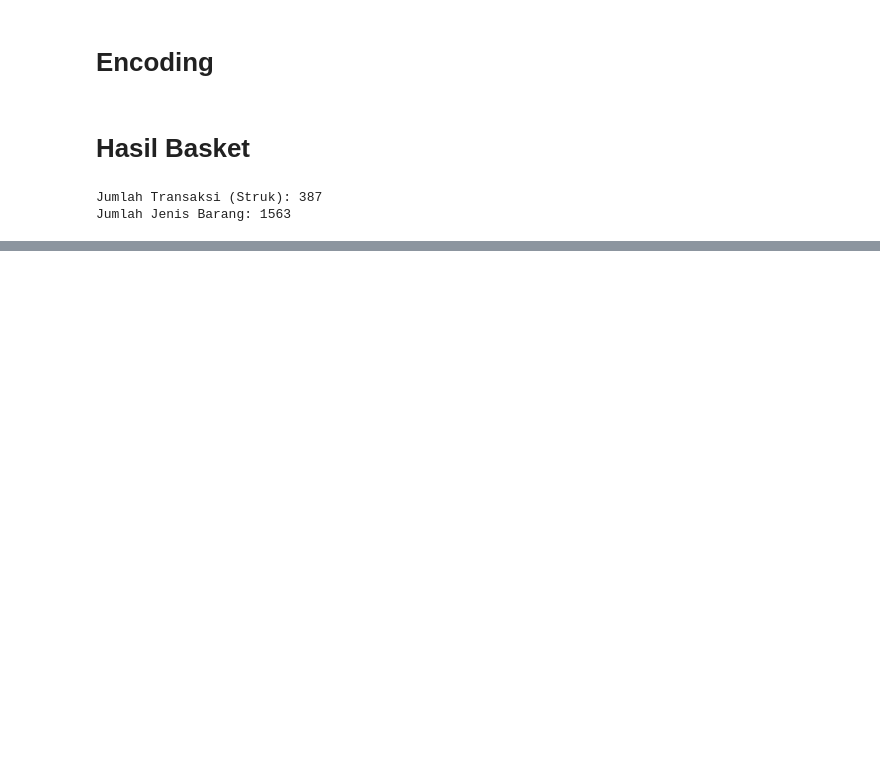
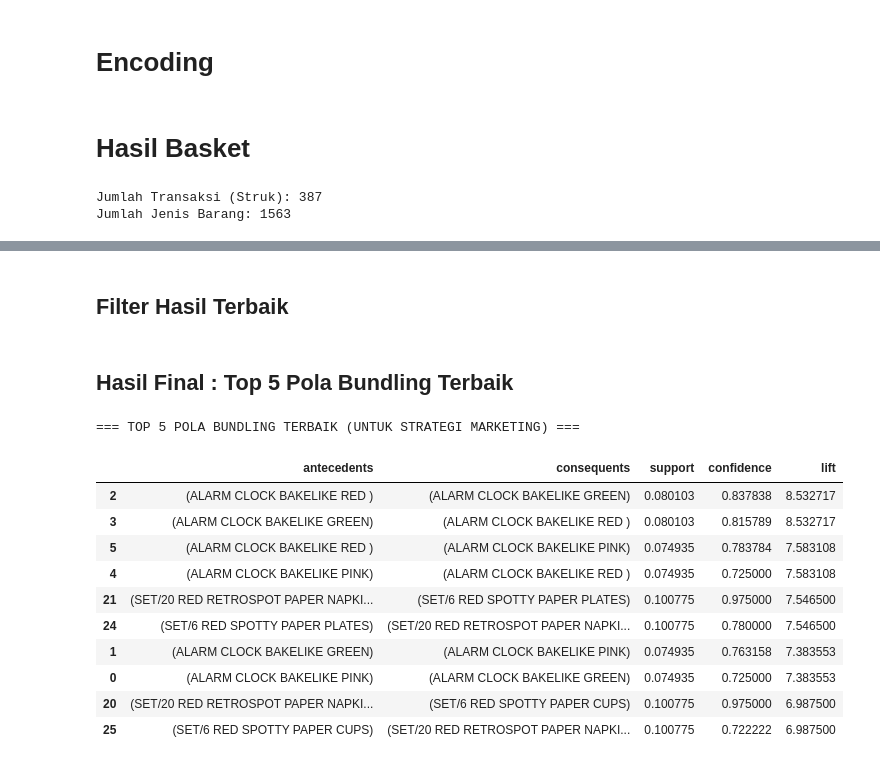
Before and after one commit to FailFudhayl/Market-Basket-Analysis, a Jupyter notebook: MarketBasketAnalysis.ipynb, the cells around one changed output, grey strips where cells are left out. Saved outputs shown, nothing was run; the diff lists cells and outputs as text; code cells hidden in the pictures; blank space fills up the shorter version.

Commit message:
'Analisis Pola Bundling Terbaik"

```diff
--- a/MarketBasketAnalysis.ipynb
+++ b/MarketBasketAnalysis.ipynb
@@ -222,0 +227,4 @@ Jumlah Jenis Barang: 1563
+# %%
+# min_support=0.07 artinya: Kita hanya cari barang yang minimal muncul di 7% dari total transaksi
+# (Sekitar 27 struk). Kalau terlalu kecil nanti kombinasinya bisa hingga jutaan
+frequent_itemsets = apriori(basket_sets, min_support=0.07, use_colnames=True)
@@ -222,0 +233,26 @@ Jumlah Jenis Barang: 1563
+# %%
+rules = association_rules(frequent_itemsets, metric="lift", min_threshold=1)
+# %% [markdown]
+## Filter Hasil Terbaik
+# %%
+# Urutkan berdasarkan 'Lift' tertinggi (Paling kuat hubungannya) dan 'Confidence' tinggi (Paling sering kejadian)
+rules_sorted = rules.sort_values(['lift', 'confidence'], ascending=[False, False])
+# %% [markdown]
+## Hasil Final : Top 5 Pola Bundling Terbaik
+# %%
+hasil_final = rules_sorted[['antecedents', 'consequents', 'support', 'confidence', 'lift']]
+# %%
+display(hasil_final.head(10))
+# %% [output]
+=== TOP 5 POLA BUNDLING TERBAIK (UNTUK STRATEGI MARKETING) ===
+|  | antecedents | consequents | support | confidence | lift |
+| 2 | (ALARM CLOCK BAKELIKE RED ) | (ALARM CLOCK BAKELIKE GREEN) | 0.080103 | 0.837838 | 8.532717 |
+| 3 | (ALARM CLOCK BAKELIKE GREEN) | (ALARM CLOCK BAKELIKE RED ) | 0.080103 | 0.815789 | 8.532717 |
+| 5 | (ALARM CLOCK BAKELIKE RED ) | (ALARM CLOCK BAKELIKE PINK) | 0.074935 | 0.783784 | 7.583108 |
+| 4 | (ALARM CLOCK BAKELIKE PINK) | (ALARM CLOCK BAKELIKE RED ) | 0.074935 | 0.725000 | 7.583108 |
+| 21 | (SET/20 RED RETROSPOT PAPER NAPKI... | (SET/6 RED SPOTTY PAPER PLATES) | 0.100775 | 0.975000 | 7.546500 |
+| 24 | (SET/6 RED SPOTTY PAPER PLATES) | (SET/20 RED RETROSPOT PAPER NAPKI... | 0.100775 | 0.780000 | 7.546500 |
+| 1 | (ALARM CLOCK BAKELIKE GREEN) | (ALARM CLOCK BAKELIKE PINK) | 0.074935 | 0.763158 | 7.383553 |
+| 0 | (ALARM CLOCK BAKELIKE PINK) | (ALARM CLOCK BAKELIKE GREEN) | 0.074935 | 0.725000 | 7.383553 |
+| 20 | (SET/20 RED RETROSPOT PAPER NAPKI... | (SET/6 RED SPOTTY PAPER CUPS) | 0.100775 | 0.975000 | 6.987500 |
+| 25 | (SET/6 RED SPOTTY PAPER CUPS) | (SET/20 RED RETROSPOT PAPER NAPKI... | 0.100775 | 0.722222 | 6.987500 |
```
Also changed, not shown: parts of 3 cells of this notebook.
